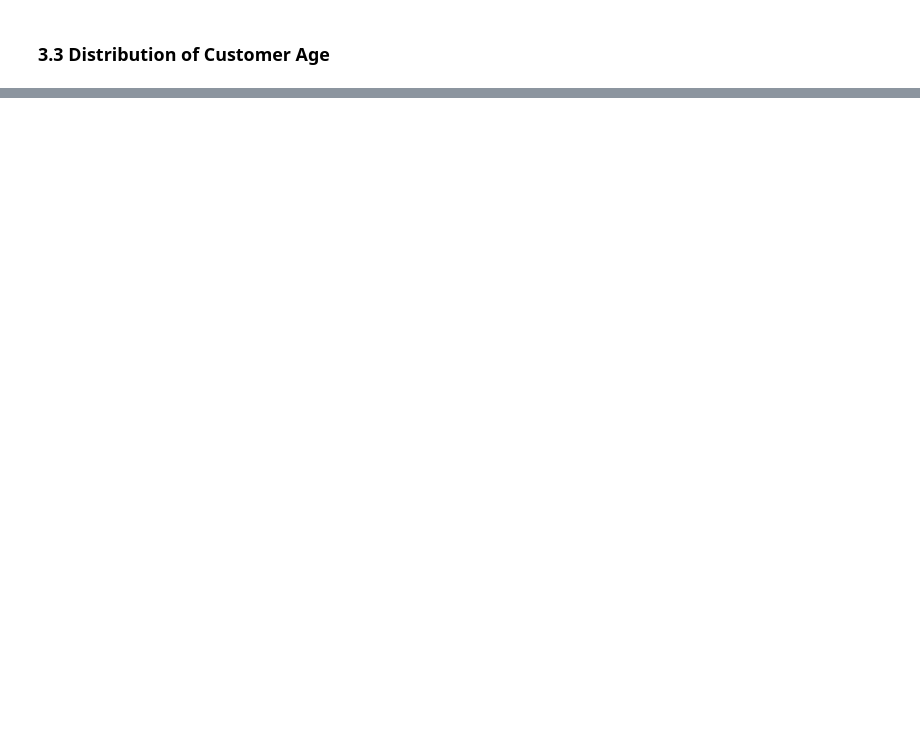
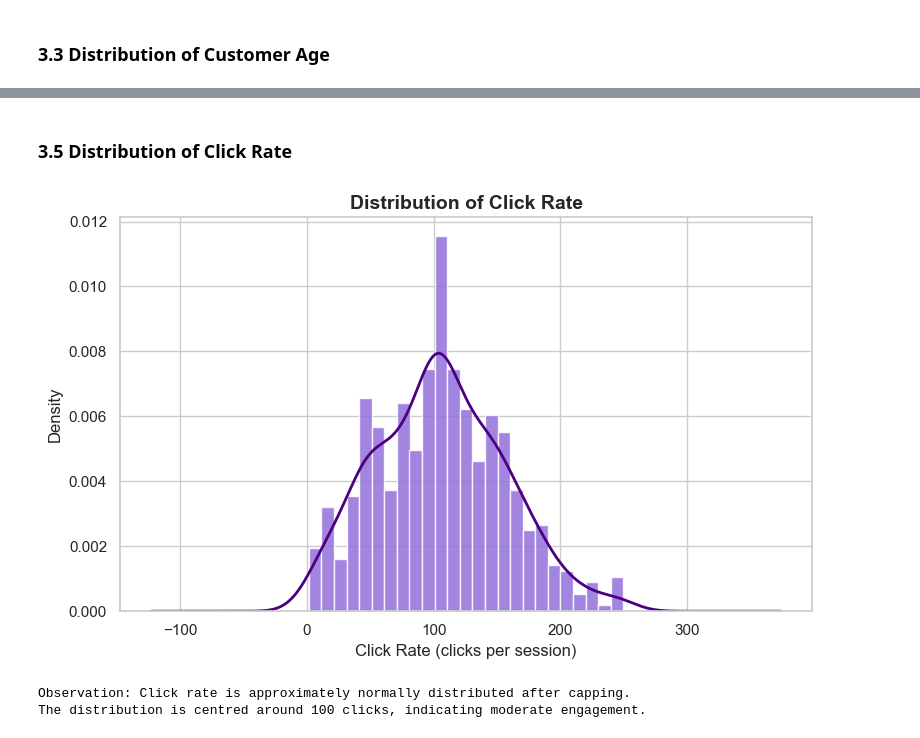
Before and after one commit to janajawabreh267/Data_Science_Project, a Jupyter notebook: notebooks/analysis.ipynb, the cells around one changed output, grey strips where cells are left out. Saved outputs shown, nothing was run; the diff lists cells and outputs as text; code cells hidden in the pictures; blank space fills up the shorter version.

```diff
--- a/notebooks/analysis.ipynb
+++ b/notebooks/analysis.ipynb
@@ -623,0 +396,19 @@ Overall, the results suggest that the factors analyzed in this step do not stron
+# %% [markdown]
+### 3.5 Distribution of Click Rate
+# %%
+fig, ax = plt.subplots(figsize=(8, 5))
+ax.hist(df_clean['click_rate'], bins=25, color='mediumpurple',
+        edgecolor='white', alpha=0.85, density=True)
+df_clean['click_rate'].plot.kde(ax=ax, color='indigo', linewidth=2)
+ax.set_title('Distribution of Click Rate')
+ax.set_xlabel('Click Rate (clicks per session)')
+ax.set_ylabel('Density')
+plt.tight_layout()
+plt.show()
+
+print("Observation: Click rate is approximately normally distributed after capping.")
+print("The distribution is centred around 100 clicks, indicating moderate engagement.")
+# %% [output]
+[figure, added]
+Observation: Click rate is approximately normally distributed after capping.
+The distribution is centred around 100 clicks, indicating moderate engagement.
```
Also changed, not shown: parts of 123 cells of this notebook, 1 other file.
